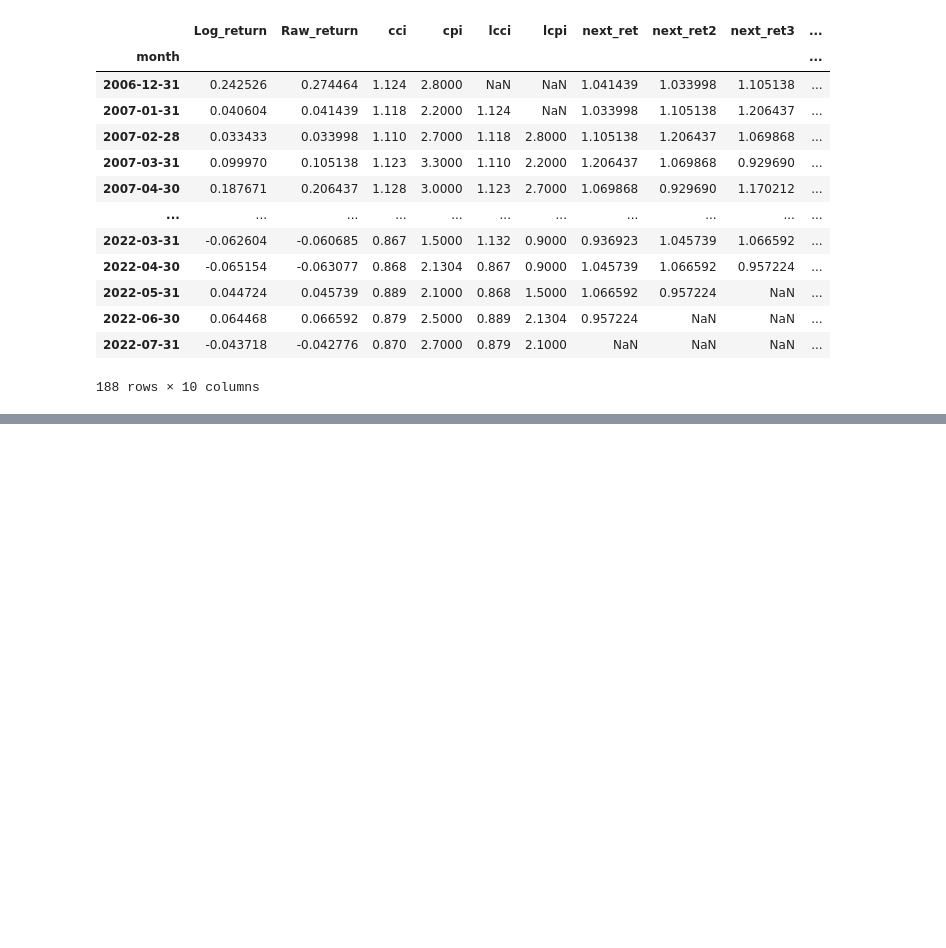
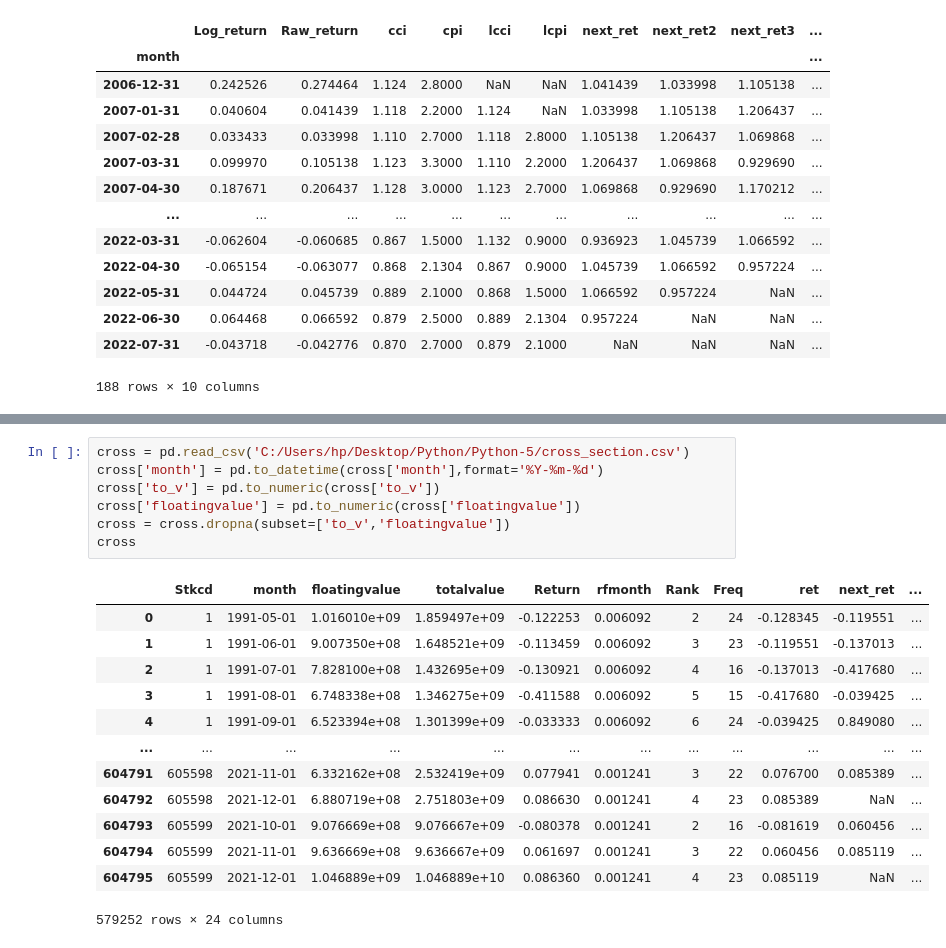
Before and after one commit to Mxc200209/Python, a Jupyter notebook: Python/Python/期末大作业-消费者信心指数预测股票市场收益率.ipynb, the cells around one changed output, grey strips where cells are left out. Cells and saved outputs as stored; diff of their text form; blank space fills up the shorter version.

```diff
--- a/Python/Python/期末大作业-消费者信心指数预测股票市场收益率.ipynb
+++ b/Python/Python/期末大作业-消费者信心指数预测股票市场收益率.ipynb
@@ -484,0 +491,21 @@ Notes:
+# %%
+cross = pd.read_csv('C:/Users/hp/Desktop/Python/Python-5/cross_section.csv')
+cross['month'] = pd.to_datetime(cross['month'],format='%Y-%m-%d')
+cross['to_v'] = pd.to_numeric(cross['to_v'])
+cross['floatingvalue'] = pd.to_numeric(cross['floatingvalue'])
+cross = cross.dropna(subset=['to_v','floatingvalue'])
+cross
+# %% [output]
+|  | Stkcd | month | floatingvalue | totalvalue | Return | rfmonth | Rank | Freq | ret | next_ret | ... |
+| 0 | 1 | 1991-05-01 | 1.016010e+09 | 1.859497e+09 | -0.122253 | 0.006092 | 2 | 24 | -0.128345 | -0.119551 | ... |
+| 1 | 1 | 1991-06-01 | 9.007350e+08 | 1.648521e+09 | -0.113459 | 0.006092 | 3 | 23 | -0.119551 | -0.137013 | ... |
+| 2 | 1 | 1991-07-01 | 7.828100e+08 | 1.432695e+09 | -0.130921 | 0.006092 | 4 | 16 | -0.137013 | -0.417680 | ... |
+| 3 | 1 | 1991-08-01 | 6.748338e+08 | 1.346275e+09 | -0.411588 | 0.006092 | 5 | 15 | -0.417680 | -0.039425 | ... |
+| 4 | 1 | 1991-09-01 | 6.523394e+08 | 1.301399e+09 | -0.033333 | 0.006092 | 6 | 24 | -0.039425 | 0.849080 | ... |
+| ... | ... | ... | ... | ... | ... | ... | ... | ... | ... | ... | ... |
+| 604791 | 605598 | 2021-11-01 | 6.332162e+08 | 2.532419e+09 | 0.077941 | 0.001241 | 3 | 22 | 0.076700 | 0.085389 | ... |
+| 604792 | 605598 | 2021-12-01 | 6.880719e+08 | 2.751803e+09 | 0.086630 | 0.001241 | 4 | 23 | 0.085389 | NaN | ... |
+| 604793 | 605599 | 2021-10-01 | 9.076669e+08 | 9.076667e+09 | -0.080378 | 0.001241 | 2 | 16 | -0.081619 | 0.060456 | ... |
+| 604794 | 605599 | 2021-11-01 | 9.636669e+08 | 9.636667e+09 | 0.061697 | 0.001241 | 3 | 22 | 0.060456 | 0.085119 | ... |
+| 604795 | 605599 | 2021-12-01 | 1.046889e+09 | 1.046889e+10 | 0.086360 | 0.001241 | 4 | 23 | 0.085119 | NaN | ... |
+579252 rows × 24 columns
```
Also changed, not shown: parts of 23 cells of this notebook.
